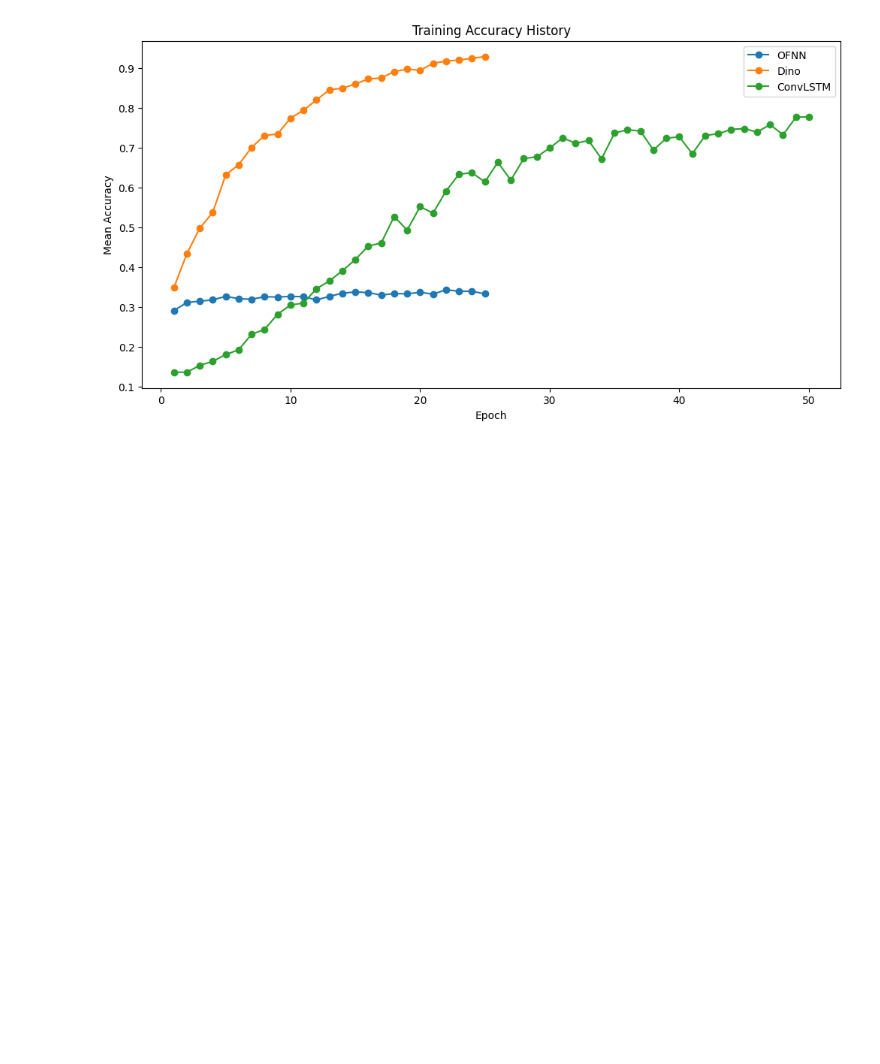
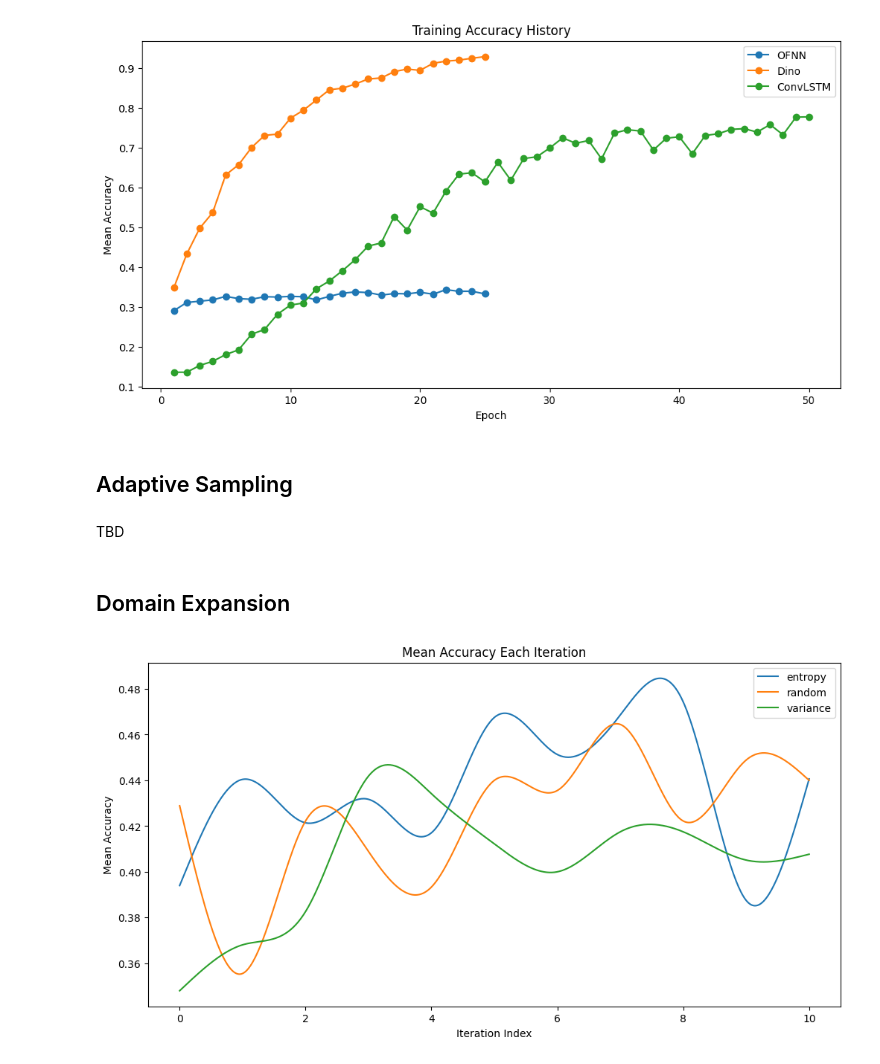
Before and after one commit to alapkshirsagar/active-tactile-hardness-classification, a Jupyter notebook: hardness_classification/visualize.ipynb, the cells around one changed output. Drawn from its saved outputs; the diff is of its cells as text; code cells hidden in the pictures; blank space fills up the shorter version.

```diff
--- a/hardness_classification/visualize.ipynb
+++ b/hardness_classification/visualize.ipynb
@@ -67,3 +67,48 @@ labels = ['OFNN', 'Dino', 'ConvLSTM']
 read_and_plot(file_paths, labels)
 # %% [output]
 [figure]
+# %% [markdown]
+## Adaptive Sampling
+# %% [markdown]
+TBD
+# %% [markdown]
+## Domain Expansion
+# %%
+# Import necessary libraries
+import pandas as pd
+import matplotlib.pyplot as plt
+import numpy as np
+from scipy.interpolate import CubicSpline
+
+# Function to interpolate using cubic splines and plot each row as a separate curve
+def read_and_plot_smoothed_curves(csv_file):
+    # Read the CSV file into a pandas DataFrame
+    df = pd.read_csv(csv_file)
+
+    plt.figure(figsize=(12, 6))
+
+    for index, row in df.iterrows():
+        # Extract iteration indices and values
+        x = np.arange(len(row[1:]))  # x-coordinates (iteration indices)
+        y = row[1:].values          # y-coordinates (values)
+
+        # Perform cubic spline interpolation
+        cs = CubicSpline(x, y, bc_type='natural')
+
+        # Generate a smooth curve
+        x_smooth = np.linspace(x.min(), x.max(), 500)  # 500 points for smooth curve
+        y_smooth = cs(x_smooth)
+
+        # Plot the smooth curve
+        plt.plot(x_smooth, y_smooth, label=row[0])
+
+    plt.title('Mean Accuracy Each Iteration')
+    plt.xlabel('Iteration Index')
+    plt.ylabel('Mean Accuracy')
+    plt.legend()
+    plt.show()
+
+# Example usage: replace 'data.csv' with your actual CSV file path
+read_and_plot_smoothed_curves('domain_expansion.csv')
+# %% [output]
+[figure, added]
```
Also changed, not shown: 7 other files.
